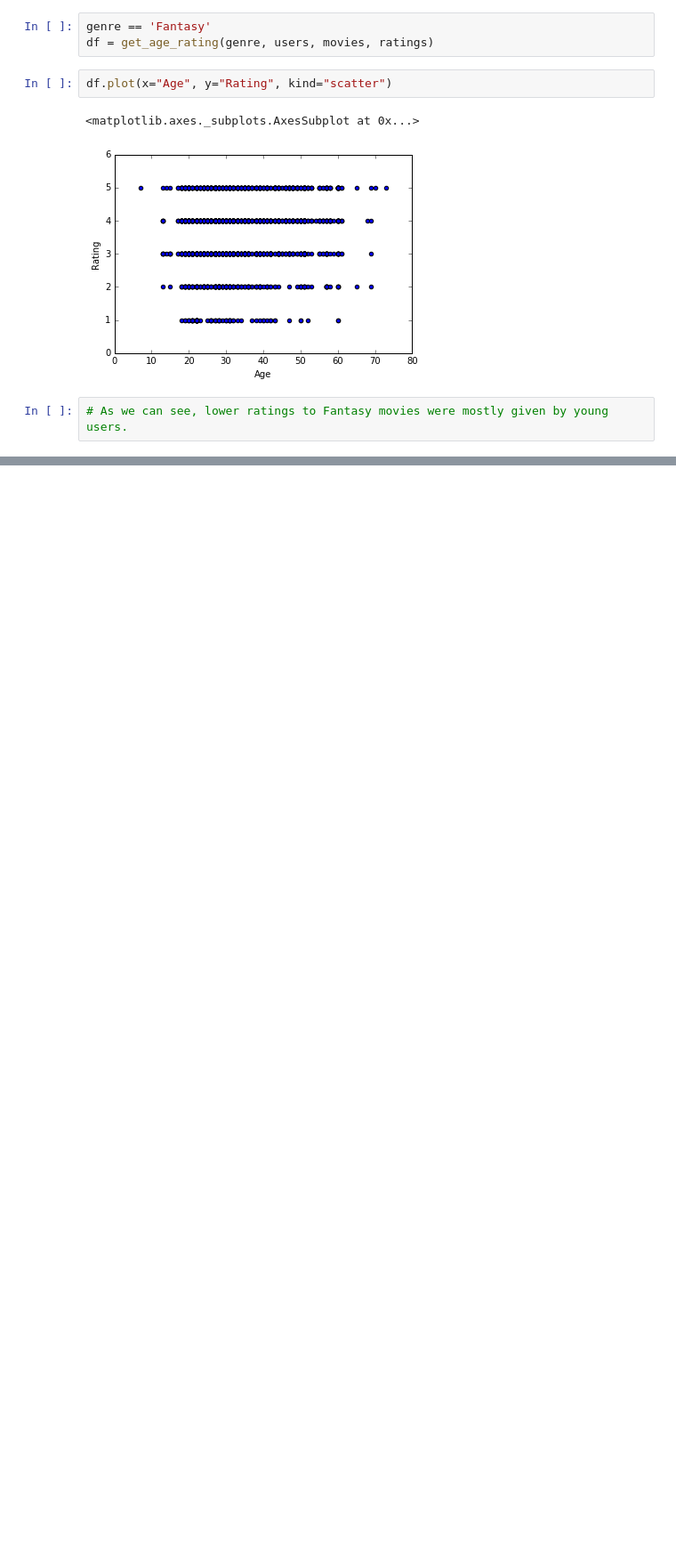
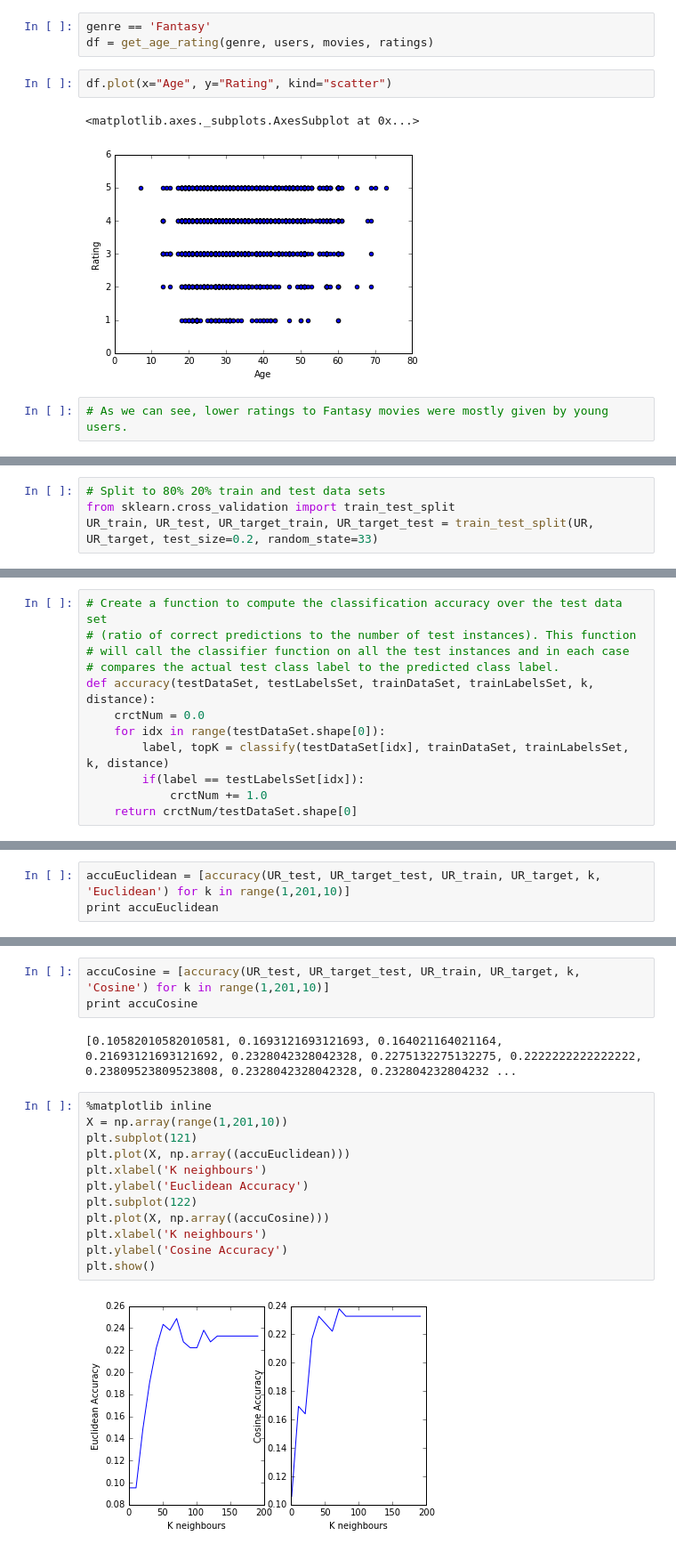
Before and after one commit to shawnchris/csc478, a Jupyter notebook: CSC478_Project_Shan.ipynb, the cells around one changed output, grey strips where cells are left out. Shown at 89% size. Saved outputs shown, nothing was run; the diff lists cells and outputs as text; blank space fills up the shorter version.

Commit message:
Added classification

```diff
--- a/CSC478_Project_Shan.ipynb
+++ b/CSC478_Project_Shan.ipynb
@@ -214,0 +249,4 @@ df.plot(x="Age", y="Rating", kind="scatter")
+# %%
+# Split to 80% 20% train and test data sets
+from sklearn.cross_validation import train_test_split
+UR_train, UR_test, UR_target_train, UR_target_test = train_test_split(UR, UR_target, test_size=0.2, random_state=33)
@@ -214,0 +288,12 @@ df.plot(x="Age", y="Rating", kind="scatter")
+# %%
+# Create a function to compute the classification accuracy over the test data set
+# (ratio of correct predictions to the number of test instances). This function
+# will call the classifier function on all the test instances and in each case
+# compares the actual test class label to the predicted class label.
+def accuracy(testDataSet, testLabelsSet, trainDataSet, trainLabelsSet, k, distance):
+    crctNum = 0.0
+    for idx in range(testDataSet.shape[0]):
+        label, topK = classify(testDataSet[idx], trainDataSet, trainLabelsSet, k, distance)
+        if(label == testLabelsSet[idx]):
+            crctNum += 1.0
+    return crctNum/testDataSet.shape[0]
@@ -214,0 +305,3 @@ df.plot(x="Age", y="Rating", kind="scatter")
+# %%
+accuEuclidean = [accuracy(UR_test, UR_target_test, UR_train, UR_target, k, 'Euclidean') for k in range(1,201,10)]
+print accuEuclidean
@@ -214,0 +310,19 @@ df.plot(x="Age", y="Rating", kind="scatter")
+# %%
+accuCosine = [accuracy(UR_test, UR_target_test, UR_train, UR_target, k, 'Cosine') for k in range(1,201,10)]
+print accuCosine
+# %% [output]
+[0.10582010582010581, 0.1693121693121693, 0.164021164021164, 0.21693121693121692, 0.2328042328042328, 0.2275132275132275, 0.2222222222222222, 0.23809523809523808, 0.2328042328042328, 0.232804232804232 ...
+# %%
+%matplotlib inline
+X = np.array(range(1,201,10))
+plt.subplot(121)
+plt.plot(X, np.array((accuEuclidean)))
+plt.xlabel('K neighbours')
+plt.ylabel('Euclidean Accuracy')
+plt.subplot(122)
+plt.plot(X, np.array((accuCosine)))
+plt.xlabel('K neighbours')
+plt.ylabel('Cosine Accuracy')
+plt.show()
+# %% [output]
+[figure, added]
```
Also changed, not shown: parts of 13 cells of this notebook, 1 other file.
